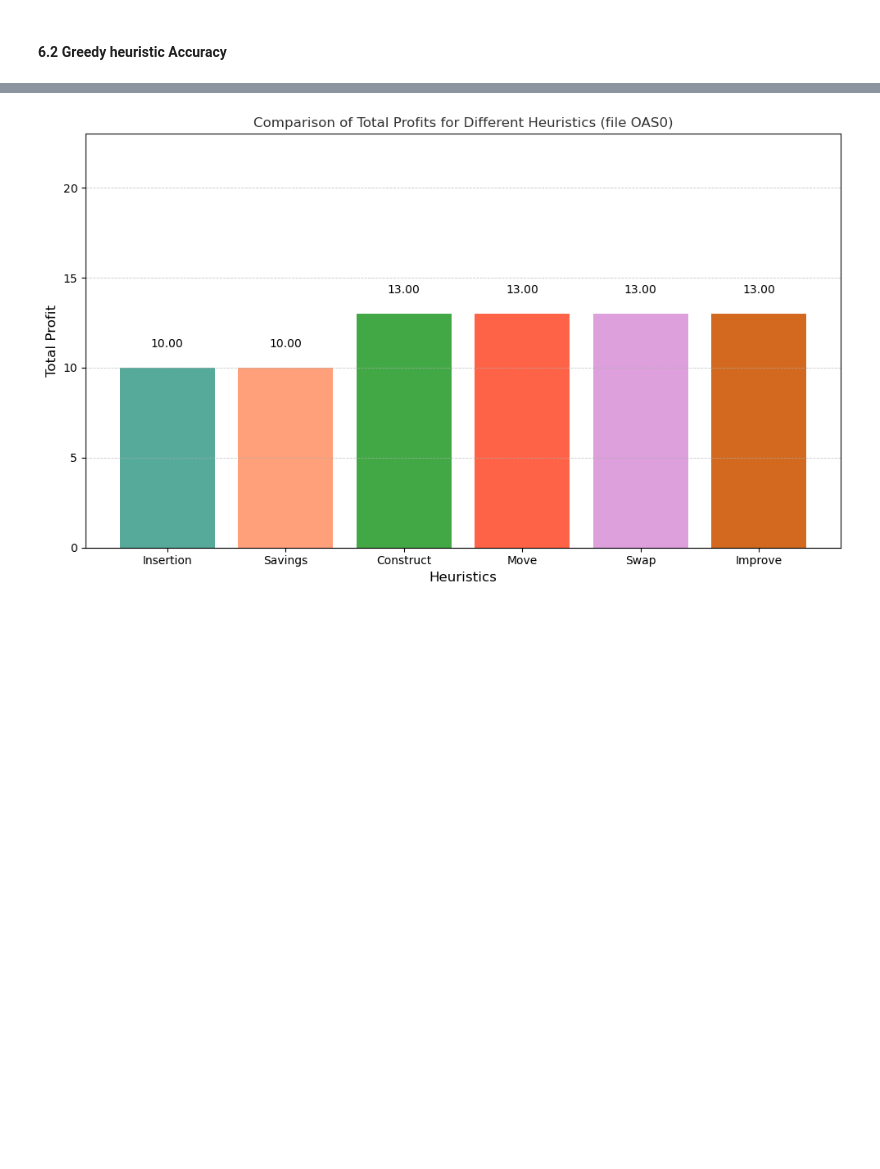
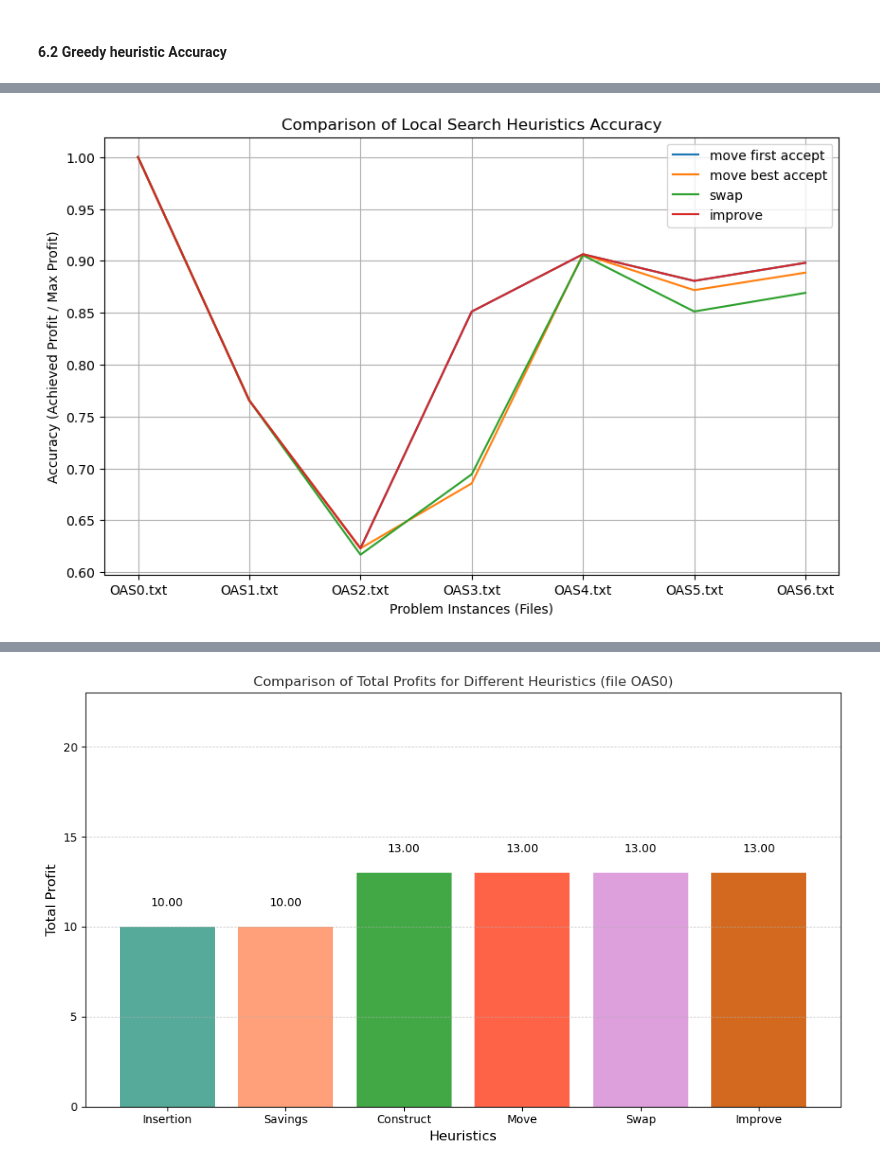
Before and after one commit to virakoze/Algorithm_Programing_Project, a Jupyter notebook: Project_Yannis_Vivens.ipynb, the cells around one changed output, grey strips where cells are left out. Saved outputs shown, nothing was run; the diff lists cells and outputs as text; code cells hidden in the pictures; blank space fills up the shorter version.

```diff
--- a/Project_Yannis_Vivens.ipynb
+++ b/Project_Yannis_Vivens.ipynb
@@ -1233,0 +1232,37 @@ plt.show()
+# %%
+import matplotlib.pyplot as plt
+
+file_names = ['OAS0.txt', 'OAS1.txt', 'OAS2.txt', 'OAS3.txt', 'OAS4.txt', 'OAS5.txt', 'OAS6.txt']
+true_values = [13, 382, 478, 894, 1004, 1458, 2002]  # Professor's maximum profit
+heuristics = ['move first accept', 'move best accept', 'swap', 'improve']
+
+# Placeholder for accuracies
+accuracies = {heuristic: [] for heuristic in heuristics}
+
+
+for file_name in file_names:
+    duration, profit, dueDate, deadline, tardCost, numberOrders, setup = readInput(file_name)
+    initial_solution, _ = construct(duration, profit, dueDate, deadline, tardCost, numberOrders, setup)
+
+    _ , profit1 = move(duration, profit, dueDate, deadline, tardCost, setup, initial_solution, numberOrders)
+    _ , profit2 = move_best_accept(duration, profit, dueDate, deadline, tardCost, setup, initial_solution, numberOrders)
+    _ , profit3 = swap(duration, profit, dueDate, deadline, tardCost, setup, initial_solution, numberOrders)
+    _ , profit4 = improve(duration, profit, dueDate, deadline, tardCost, setup, initial_solution, numberOrders, max_iterations=100)
+
+    accuracies['move first accept'].append(profit1 / true_values[file_names.index(file_name)])
+    accuracies['move best accept'].append(profit2 / true_values[file_names.index(file_name)])
+    accuracies['swap'].append(profit3 / true_values[file_names.index(file_name)])
+    accuracies['improve'].append(profit4 / true_values[file_names.index(file_name)])
+
+plt.figure(figsize=(10, 6))
+for heuristic in heuristics:
+    plt.plot(file_names, accuracies[heuristic], label=heuristic)
+
+plt.xlabel('Problem Instances (Files)')
+plt.ylabel('Accuracy (Achieved Profit / Max Profit)')
+plt.title('Comparison of Local Search Heuristics Accuracy')
+plt.legend()
+plt.grid(True)
+plt.show()
+# %% [output]
+[figure, added]
```
Also changed, not shown: parts of 14 cells of this notebook.
